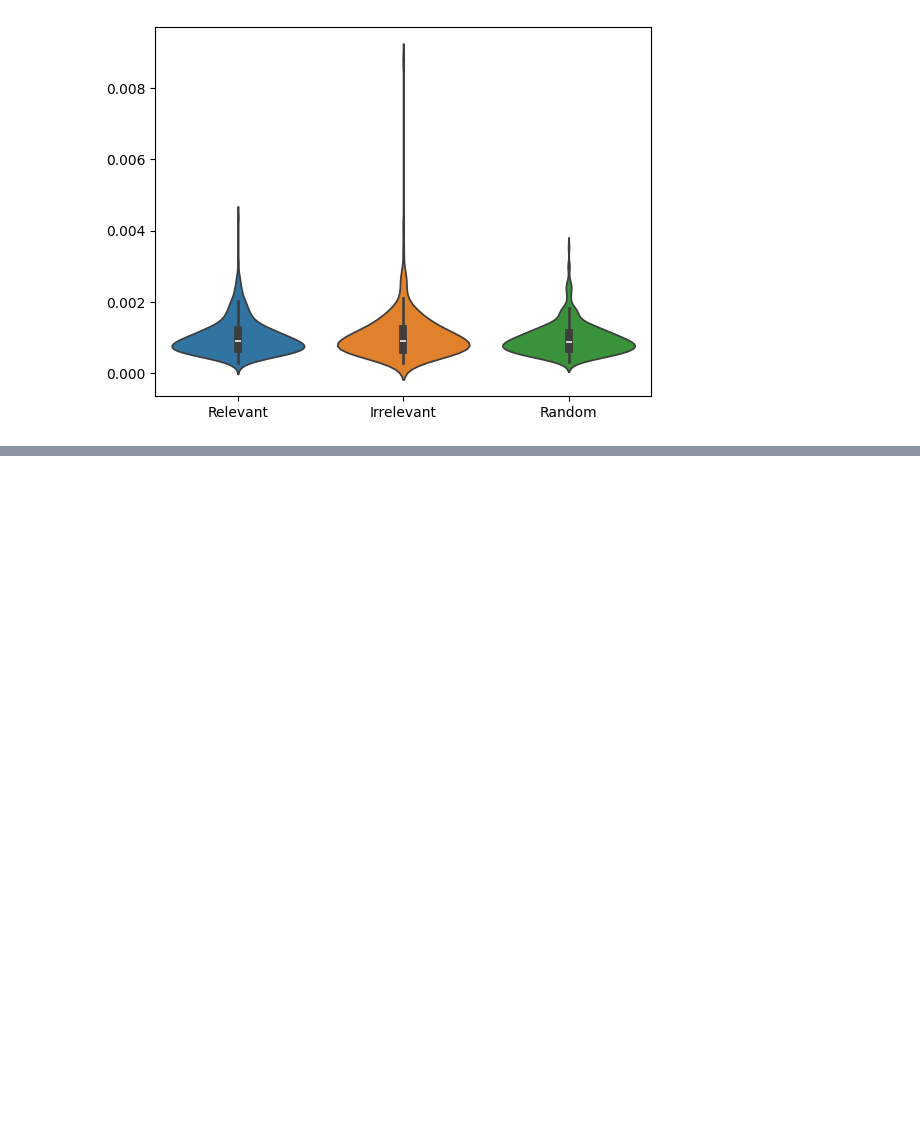
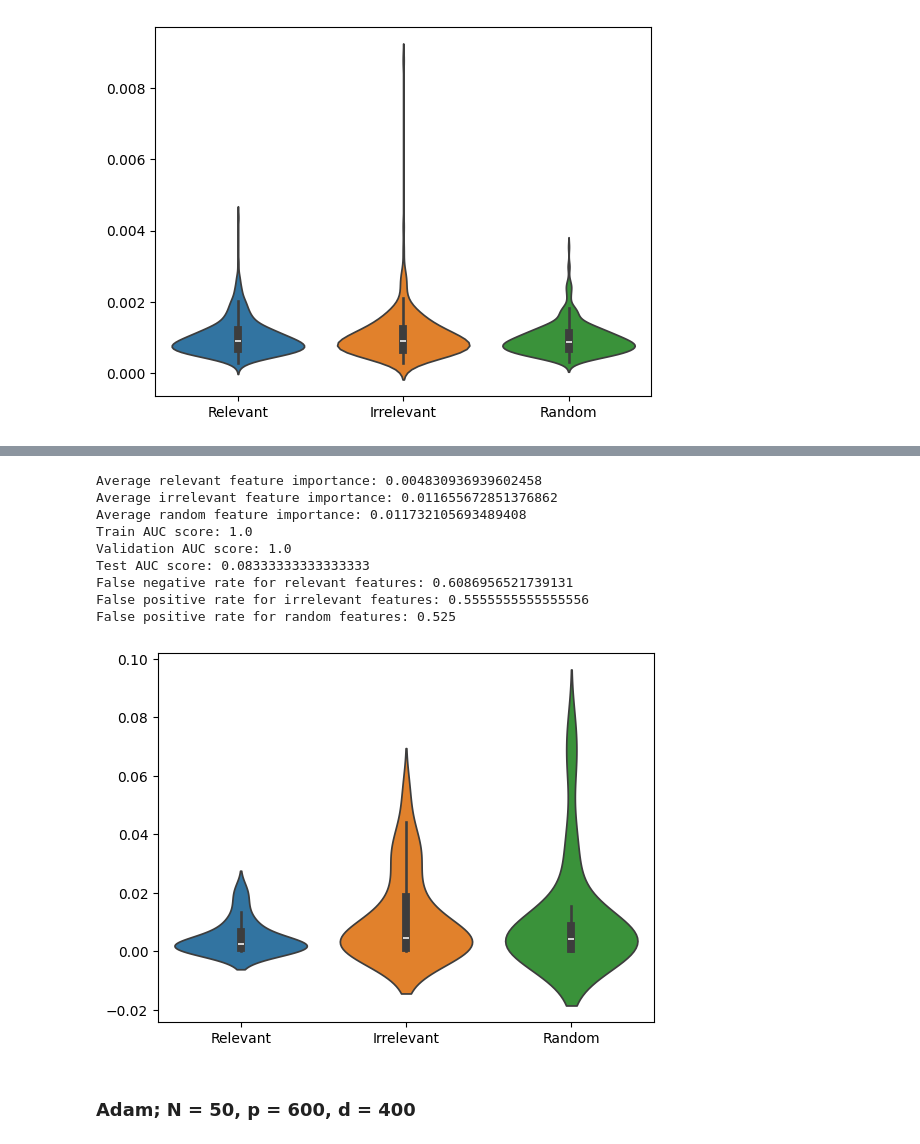
Before and after one commit to marcoBmota8/DLCausalOptimization, a Jupyter notebook: TabNet_Tests.ipynb, the cells around one changed output, grey strips where cells are left out. Cells and saved outputs as stored; diff of their text form; code cells hidden in the pictures; blank space fills up the shorter version.

```diff
--- a/TabNet_Tests.ipynb
+++ b/TabNet_Tests.ipynb
@@ -561,0 +627,6 @@ sgd_df.to_csv(os.path.join("Results/SGD", "sgd_data.csv"), index=False)
+# %%
+data, info = get_files(50, 60, 40)
+data, relevant_nodes, irrelevant_nodes, random_nodes = reorder_data(data, info)
+X_train, y_train, X_valid, y_valid, X_test, y_test, cat_idxs, cat_dims = preprocess(data)
+clf = generate_classifier(cat_idxs, cat_dims, optimizer = adam)
+clf_adam_50_60_40 = train(clf, X_train, y_train, X_valid, y_valid)
@@ -561,0 +651,35 @@ sgd_df.to_csv(os.path.join("Results/SGD", "sgd_data.csv"), index=False)
+# %%
+feature_importances, relevant, irrelevant, random, violin_plot = compute_importance(clf_adam_50_60_40, relevant_nodes, irrelevant_nodes, random_nodes)
+print("Average relevant feature importance:", np.mean(relevant))
+print("Average irrelevant feature importance:", np.mean(irrelevant))
+print("Average random feature importance:", np.mean(random))
+
+train_auc, valid_auc, test_auc = compute_auc(clf_adam_50_60_40, X_train, y_train, X_valid, y_valid, X_test, y_test)
+print("Train AUC score:", train_auc)
+print("Validation AUC score:", valid_auc)
+print("Test AUC score:", test_auc)
+
+fn_relevant, fp_irrelevant, fp_random = false_rates(feature_importances, relevant, irrelevant, random)
+print("False negative rate for relevant features:", fn_relevant)
+print("False positive rate for irrelevant features:", fp_irrelevant)
+print("False positive rate for random features:", fp_random)
+
+plt.savefig(os.path.join("Results/Adam", "violin_plot_adam_50_60_40.png"))
+new_row = {'n': 50, 'p': 60, 'd': 40,
+           'rel_imp': np.mean(relevant), 'irrel_imp': np.mean(irrelevant), 'rand_imp': np.mean(random),
+           'train_auc': train_auc, 'valid_auc': valid_auc, 'test_auc': test_auc,
+           'fn_rel': fn_relevant, 'fp_irrel': fp_irrelevant, 'fp_rand': fp_random}
+adam_df = pd.concat([adam_df, pd.DataFrame([new_row])], ignore_index=True)
+# %% [output]
+Average relevant feature importance: 0.004830936939602458
+Average irrelevant feature importance: 0.011655672851376862
+Average random feature importance: 0.011732105693489408
+Train AUC score: 1.0
+Validation AUC score: 1.0
+Test AUC score: 0.08333333333333333
+False negative rate for relevant features: 0.6086956521739131
+False positive rate for irrelevant features: 0.5555555555555556
+False positive rate for random features: 0.525
+[figure, added]
+# %% [markdown]
+### Adam; N = 50, p = 600, d = 400
```
Also changed, not shown: parts of 28 cells of this notebook, 10 other files.
